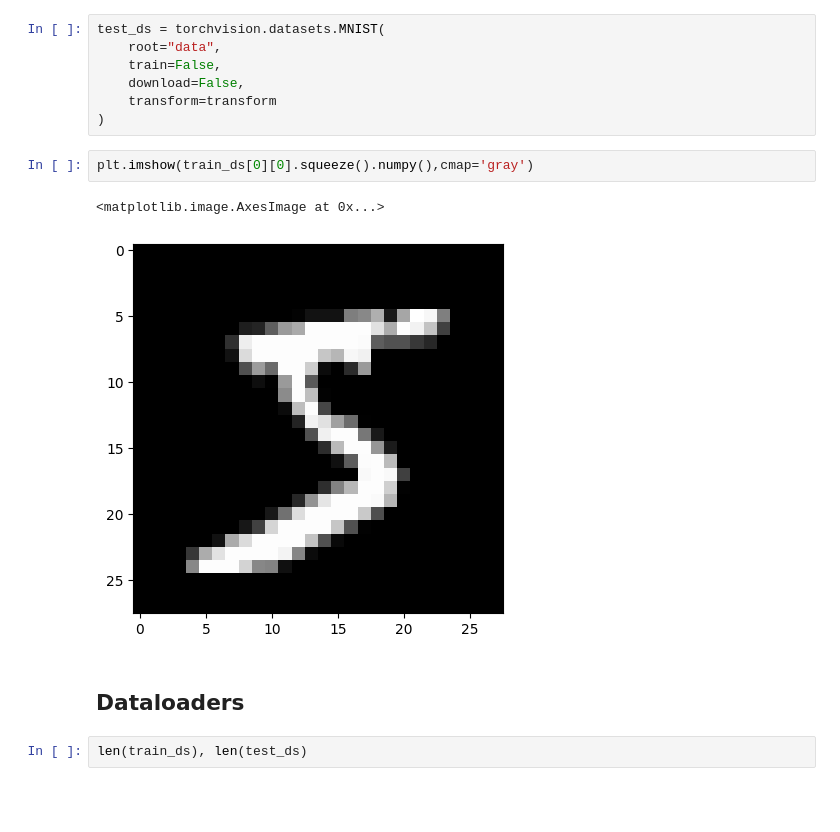
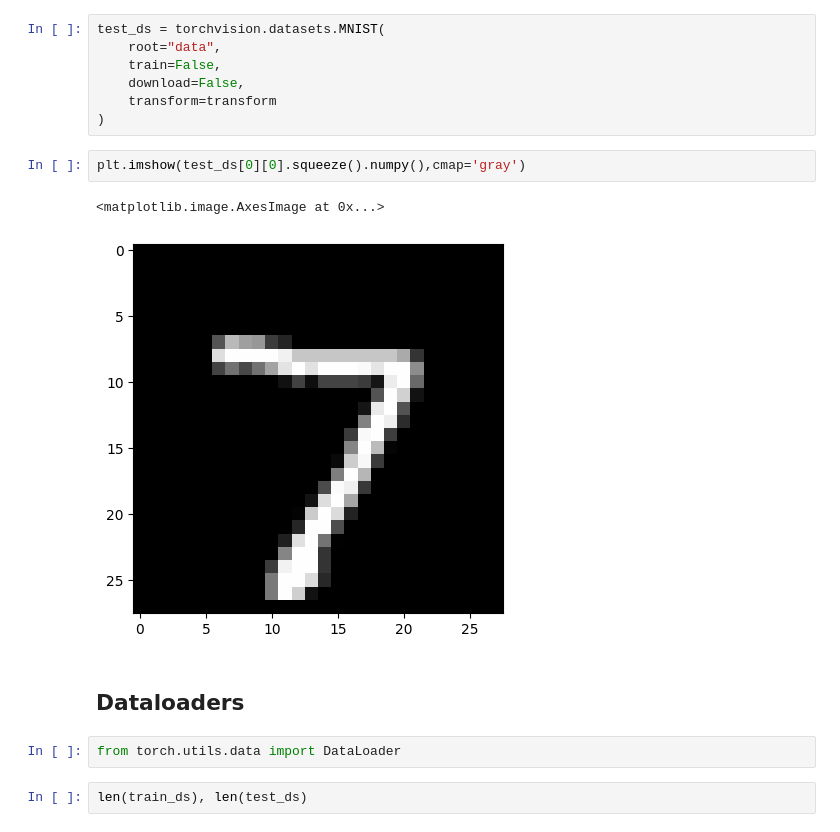
Before and after one commit to gouherdanish/mnist_classification, a Jupyter notebook: poc.ipynb, the cells around one changed output. Saved outputs shown, nothing was run; the diff lists cells and outputs as text; blank space fills up the shorter version.

```diff
--- a/poc.ipynb
+++ b/poc.ipynb
@@ -156,12 +156,14 @@ test_ds = torchvision.datasets.MNIST(
     transform=transform
 )
 # %%
-plt.imshow(train_ds[0][0].squeeze().numpy(),cmap='gray')
+plt.imshow(test_ds[0][0].squeeze().numpy(),cmap='gray')
 # %% [output]
 <matplotlib.image.AxesImage at 0x...>
-[figure, old version]
+[figure, new version]
 # %% [markdown]
 ## Dataloaders
+# %%
+from torch.utils.data import DataLoader
 # %%
 len(train_ds), len(test_ds)
 # %% [output]
```
Also changed, not shown: parts of 6 cells of this notebook.
